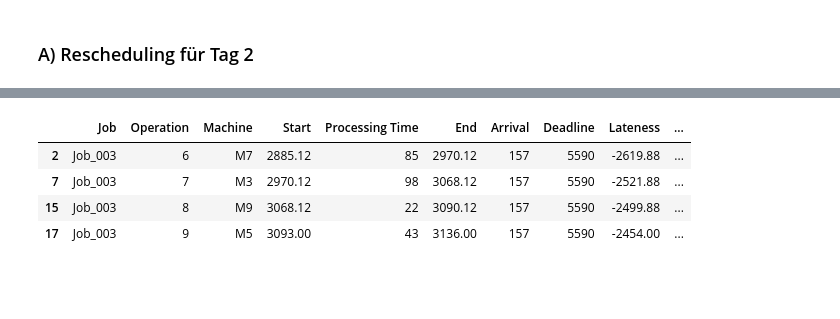
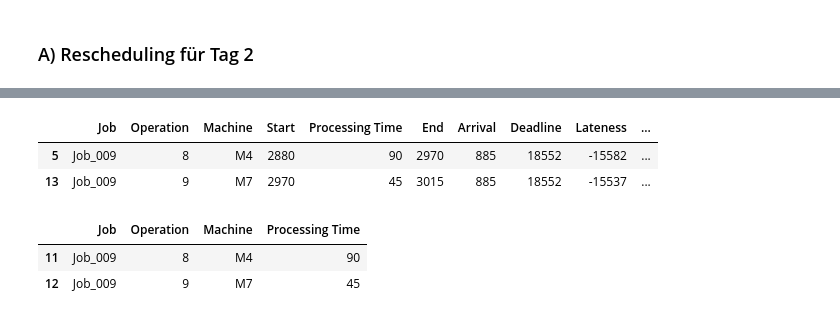
Before and after one commit to konrad-adamski/HTWD_Minimalinvasives_Job-Shop_Scheduling, a Jupyter notebook: notebooks/GT_Tardiness with ReadyTime/01_EDD-Rescheduling.ipynb, the cells around one changed output, grey strips where cells are left out. Cells and saved outputs as stored; diff of their text form; code cells hidden in the pictures; blank space fills up the shorter version.

```diff
--- a/notebooks/GT_Tardiness with ReadyTime/01_EDD-Rescheduling.ipynb
+++ b/notebooks/GT_Tardiness with ReadyTime/01_EDD-Rescheduling.ipynb
@@ -804,7 +859,7 @@ df_plan2, makespan, total_abs_lateness, df_mix = giffler_thompson_schedule2(
     df_jssp=df_ops_curr_all,
     df_arrivals_deadlines=df_jobs_curr_all,
     priority_rule="EDF",
-    df_execution=df_execution_important,
+    df_execution=None,
     reschedule_start = 2880,
     log_on=True
 )
@@ -865,8 +941,12 @@ df_execution[df_execution.Job == "Job_003"]
 # %%
-df_plan2[df_plan2.Job == "Job_003"]
+df_plan2[df_plan2.Job == "Job_009"]
 # %% [output]
 |  | Job | Operation | Machine | Start | Processing Time | End | Arrival | Deadline | Lateness | ... |
-| 2 | Job_003 | 6 | M7 | 2885.12 | 85 | 2970.12 | 157 | 5590 | -2619.88 | ... |
-| 7 | Job_003 | 7 | M3 | 2970.12 | 98 | 3068.12 | 157 | 5590 | -2521.88 | ... |
-| 15 | Job_003 | 8 | M9 | 3068.12 | 22 | 3090.12 | 157 | 5590 | -2499.88 | ... |
-| 17 | Job_003 | 9 | M5 | 3093.00 | 43 | 3136.00 | 157 | 5590 | -2454.00 | ... |
+| 5 | Job_009 | 8 | M4 | 2880 | 90 | 2970 | 885 | 18552 | -15582 | ... |
+| 13 | Job_009 | 9 | M7 | 2970 | 45 | 3015 | 885 | 18552 | -15537 | ... |
+# %%
+df_ops_curr_all[df_ops_curr_all.Job == "Job_009"]
+# %% [output]
+|  | Job | Operation | Machine | Processing Time |
+| 11 | Job_009 | 8 | M4 | 90 |
+| 12 | Job_009 | 9 | M7 | 45 |
```
Also changed, not shown: parts of 14 cells of this notebook, 1 other file.
